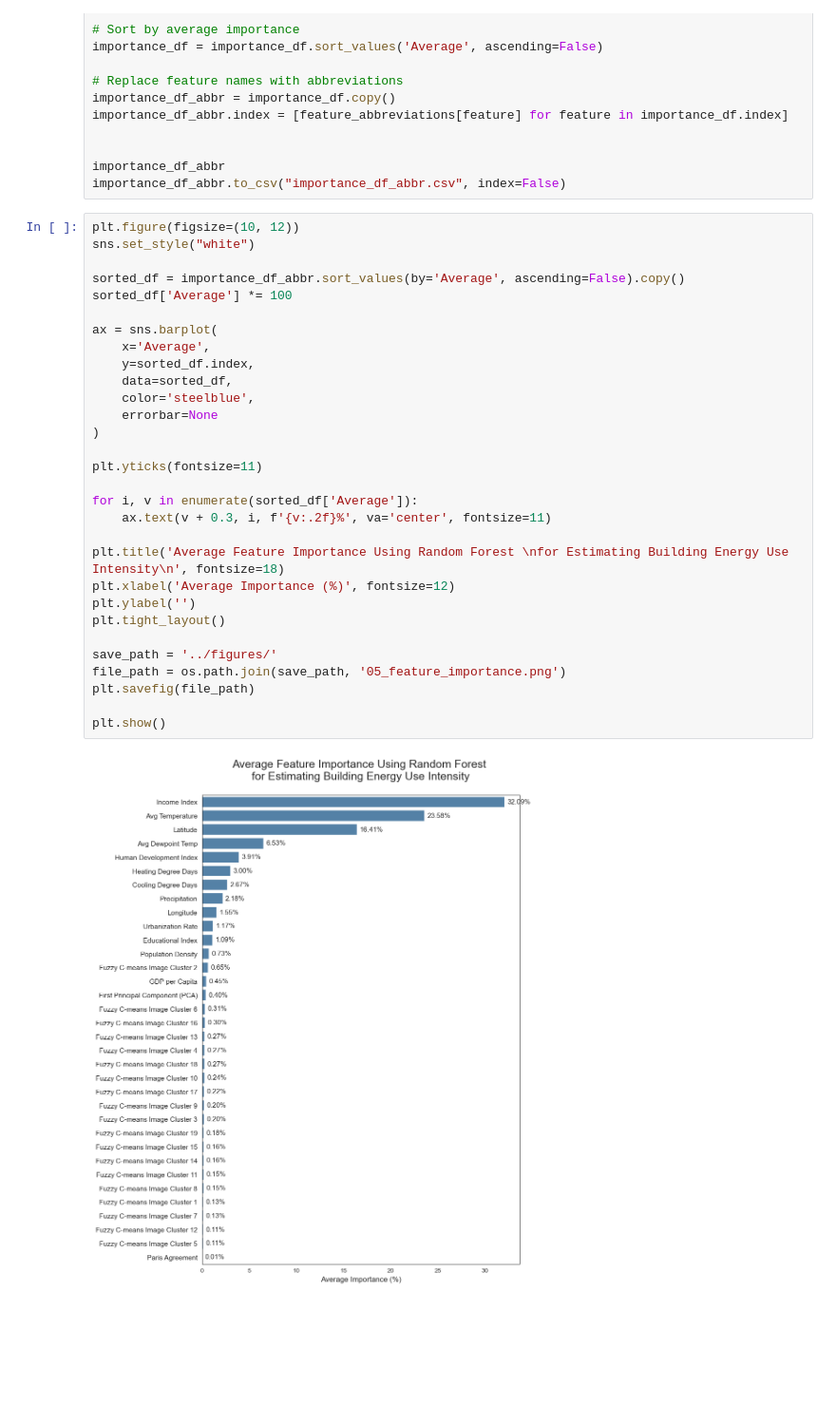
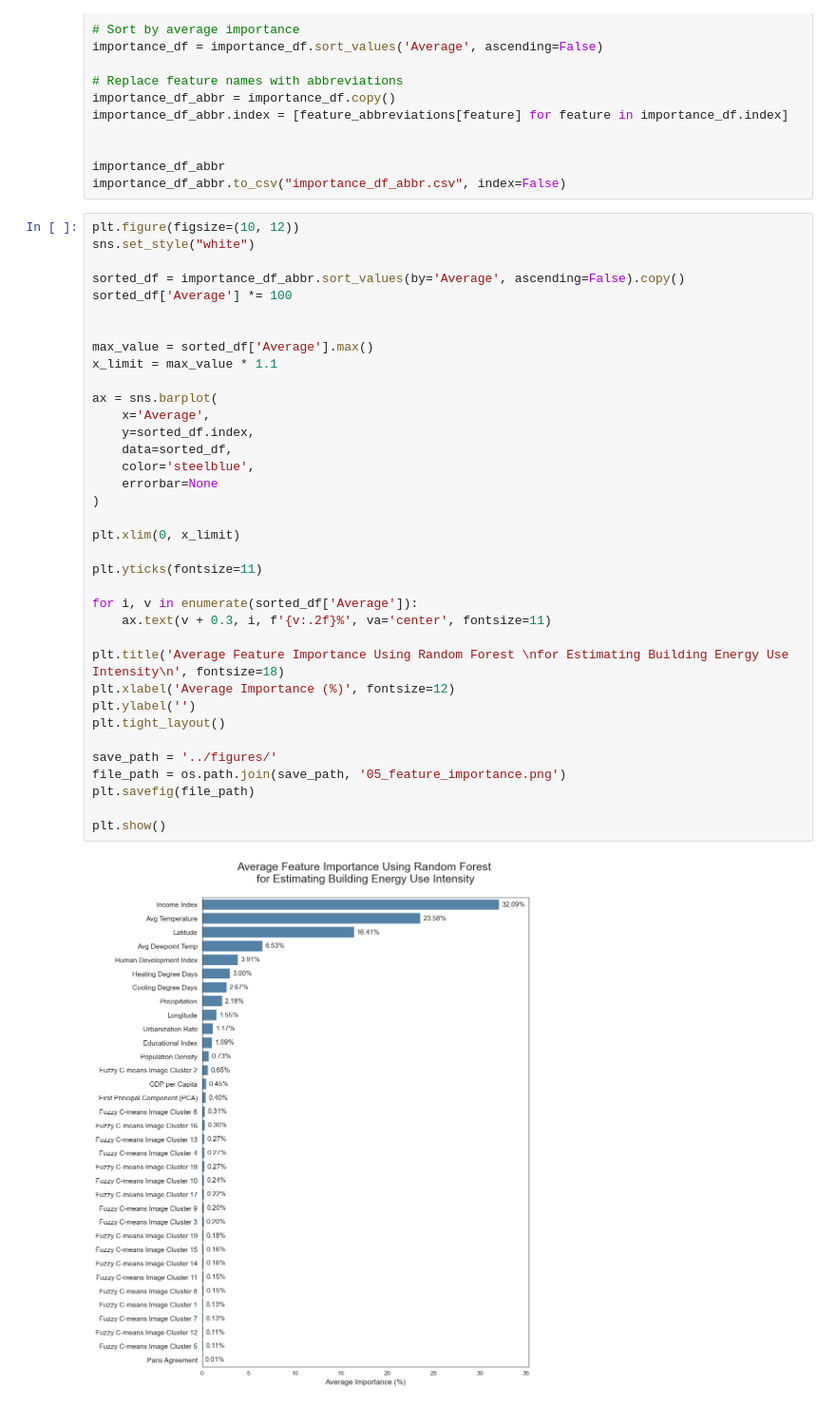
Before and after one commit to AliciaXia222/Capstone-Team-Climate-Trace, a Jupyter notebook: notebooks/050_FeatureImportance.ipynb, the cells around one changed output. Shown at 95% size. Saved outputs shown, nothing was run; the diff lists cells and outputs as text; blank space fills up the shorter version.

Commit message:
uodate plot

```diff
--- a/notebooks/050_FeatureImportance.ipynb
+++ b/notebooks/050_FeatureImportance.ipynb
@@ -222,31 +222,37 @@ importance_df_abbr.to_csv("importance_df_abbr.csv", index=False)
 plt.figure(figsize=(10, 12))
 sns.set_style("white")
 
 sorted_df = importance_df_abbr.sort_values(by='Average', ascending=False).copy()
 sorted_df['Average'] *= 100
+
+
+max_value = sorted_df['Average'].max()
+x_limit = max_value * 1.1
 
 ax = sns.barplot(
     x='Average',
     y=sorted_df.index,
     data=sorted_df,
     color='steelblue',
     errorbar=None
 )
+
+plt.xlim(0, x_limit)
 
 plt.yticks(fontsize=11)
 
 for i, v in enumerate(sorted_df['Average']):
     ax.text(v + 0.3, i, f'{v:.2f}%', va='center', fontsize=11)
 
 plt.title('Average Feature Importance Using Random Forest \nfor Estimating Building Energy Use Intensity\n', fontsize=18)
 plt.xlabel('Average Importance (%)', fontsize=12)
 plt.ylabel('')
 plt.tight_layout()
 
 save_path = '../figures/'
 file_path = os.path.join(save_path, '05_feature_importance.png')
 plt.savefig(file_path)
 
 plt.show()
 # %% [output]
-[figure, old version]
+[figure, new version]
```
Also changed, not shown: 1 other file.
